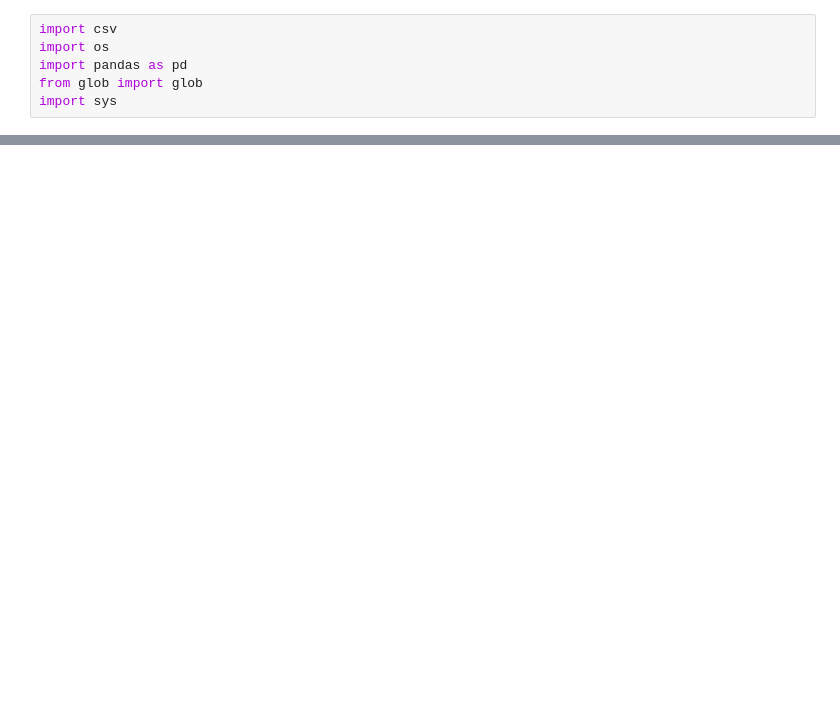
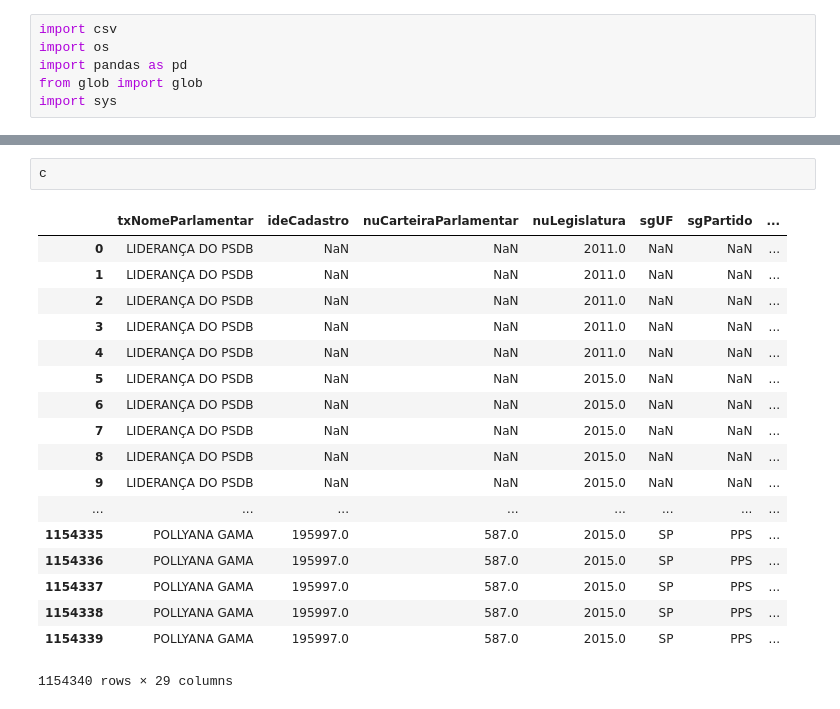
Before and after one commit to ghmc91/Analise_Gastos_Parlamentares, a Jupyter notebook: Scripts/Gerando_arquivo_Reembolso.ipynb, the cells around one changed output, grey strips where cells are left out. Cells and saved outputs as stored; diff of their text form; blank space fills up the shorter version.

```diff
--- a/Scripts/Gerando_arquivo_Reembolso.ipynb
+++ b/Scripts/Gerando_arquivo_Reembolso.ipynb
@@ -61,0 +92,21 @@ x.head()
+# %%
+c
+# %% [output]
+|  | txNomeParlamentar | ideCadastro | nuCarteiraParlamentar | nuLegislatura | sgUF | sgPartido | ... |
+| 0 | LIDERANÇA DO PSDB | NaN | NaN | 2011.0 | NaN | NaN | ... |
+| 1 | LIDERANÇA DO PSDB | NaN | NaN | 2011.0 | NaN | NaN | ... |
+| 2 | LIDERANÇA DO PSDB | NaN | NaN | 2011.0 | NaN | NaN | ... |
+| 3 | LIDERANÇA DO PSDB | NaN | NaN | 2011.0 | NaN | NaN | ... |
+| 4 | LIDERANÇA DO PSDB | NaN | NaN | 2011.0 | NaN | NaN | ... |
+| 5 | LIDERANÇA DO PSDB | NaN | NaN | 2015.0 | NaN | NaN | ... |
+| 6 | LIDERANÇA DO PSDB | NaN | NaN | 2015.0 | NaN | NaN | ... |
+| 7 | LIDERANÇA DO PSDB | NaN | NaN | 2015.0 | NaN | NaN | ... |
+| 8 | LIDERANÇA DO PSDB | NaN | NaN | 2015.0 | NaN | NaN | ... |
+| 9 | LIDERANÇA DO PSDB | NaN | NaN | 2015.0 | NaN | NaN | ... |
+| ... | ... | ... | ... | ... | ... | ... | ... |
+| 1154335 | POLLYANA GAMA | 195997.0 | 587.0 | 2015.0 | SP | PPS | ... |
+| 1154336 | POLLYANA GAMA | 195997.0 | 587.0 | 2015.0 | SP | PPS | ... |
+| 1154337 | POLLYANA GAMA | 195997.0 | 587.0 | 2015.0 | SP | PPS | ... |
+| 1154338 | POLLYANA GAMA | 195997.0 | 587.0 | 2015.0 | SP | PPS | ... |
+| 1154339 | POLLYANA GAMA | 195997.0 | 587.0 | 2015.0 | SP | PPS | ... |
+1154340 rows × 29 columns
```
Also changed, not shown: parts of 9 cells of this notebook, 5 other files.
